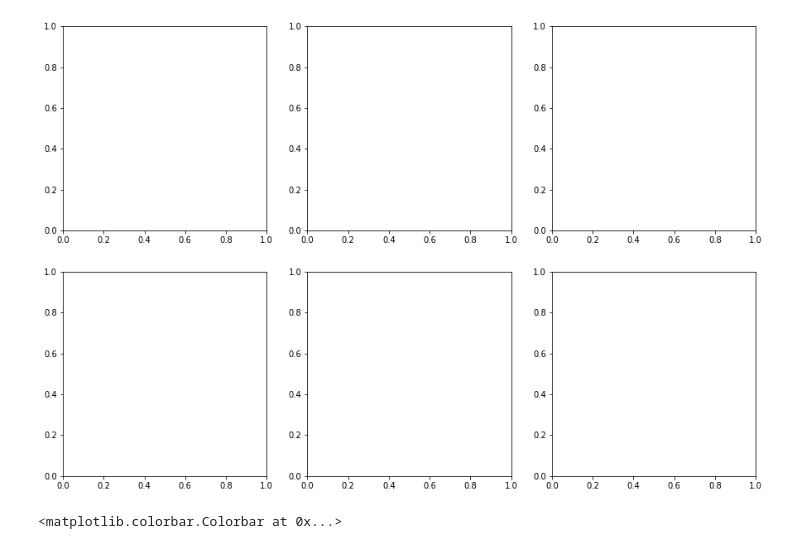
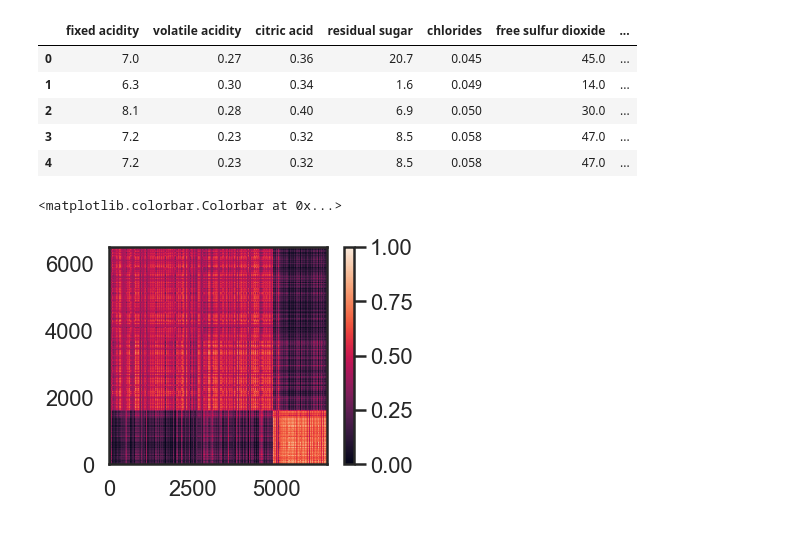
Before and after one commit to teddybeargun/COGS118B, a Jupyter notebook: spectral.ipynb, the cells around one changed output. Drawn from its saved outputs; the diff is of its cells as text; code cells hidden in the pictures.

Commit message:
Finished spectral clustering for full-dimension data

```diff
--- a/spectral.ipynb
+++ b/spectral.ipynb
@@ -44,7 +52,7 @@ def eigsort(V, eigvals):
         Vsort[:, i] = V[:, index[i]]
     return Vsort, Dsort
 # %%
-filename = 'winequality-white.csv'
+filenames = ['winequality-white.csv','winequality-red.csv']
 names = ["fixed acidity",
          "volatile acidity",
          "citric acid",
@@ -57,11 +65,18 @@ names = ["fixed acidity",
          "sulphates",
          "alcohol",
          "quality"]
-data = pandas.read_csv(filename, names=names, sep=";")
-goto = np.shape(data)[0]
+
+d = []
+for filename in filenames:
+    df = pandas.read_csv(filename, names=names, sep=";")
+    d.append(df)
+
+data = pandas.concat(d, ignore_index=True)
+data.head()
+# %% [output]
+|  | fixed acidity | volatile acidity | citric acid | residual sugar | chlorides | free sulfur dioxide | ... |
+| 0 | 7.0 | 0.27 | 0.36 | 20.7 | 0.045 | 45.0 | ... |
+| 1 | 6.3 | 0.30 | 0.34 | 1.6 | 0.049 | 14.0 | ... |
+| 2 | 8.1 | 0.28 | 0.40 | 6.9 | 0.050 | 30.0 | ... |
+| 3 | 7.2 | 0.23 | 0.32 | 8.5 | 0.058 | 47.0 | ... |
+| 4 | 7.2 | 0.23 | 0.32 | 8.5 | 0.058 | 47.0 | ... |
-# %%
-fig, axes = plt.subplots(2, 3)
-fig.set_figheight(10)
-fig.set_figwidth(15)
-# %% [output]
-[figure, removed]
@@ -70,16 +83,17 @@ data_subset = data[['sulphates', 'alcohol']]
-# %%
-sigsq = .9
-Aisq = np.power(data_subset['sulphates'], 2) + np.power(data_subset['alcohol'], 2)
-Aisq_arr = Aisq.to_numpy()
-Dotprod = data_subset.dot(data_subset.T)
-
-distmat = - repmat(Aisq_arr, 4898, 1) - repmat(Aisq_arr.reshape(-1,1), 1, 4898)  + 2*Dotprod
-Afast = np.exp(distmat / (2*sigsq))
-A = Afast - np.diag(np.diag(Afast))
-
-ax = axes[0,0]
-im = ax.imshow(A, extent=[0, 1, 0, 1])
-fig.colorbar(im, ax=ax)
-# %% [output]
-<matplotlib.colorbar.Colorbar at 0x...>
+# %%
+## Step 1/2: Compute affinity/similarity matrix, set diagonal entries to 0
+## Set std to 40 bc 0.9 was wayyyy to small
+def similarity_func(u, v):
+    sigsq = 1600
+    x = u - v
+    d = - (x.dot(x.T)) / (2*sigsq)
+    return np.exp(d)
+dists = pdist(data, similarity_func)
+W = pandas.DataFrame(squareform(dists), columns=list(range(0,data.shape[0])))
+# %%
+im = plt.imshow(W, extent=[0,data.shape[0],0,data.shape[0]])
+plt.colorbar(im)
+# %% [output]
+<matplotlib.colorbar.Colorbar at 0x...>
+[figure, added]
 # %%
```
Also changed, not shown: parts of 13 cells of this notebook.
